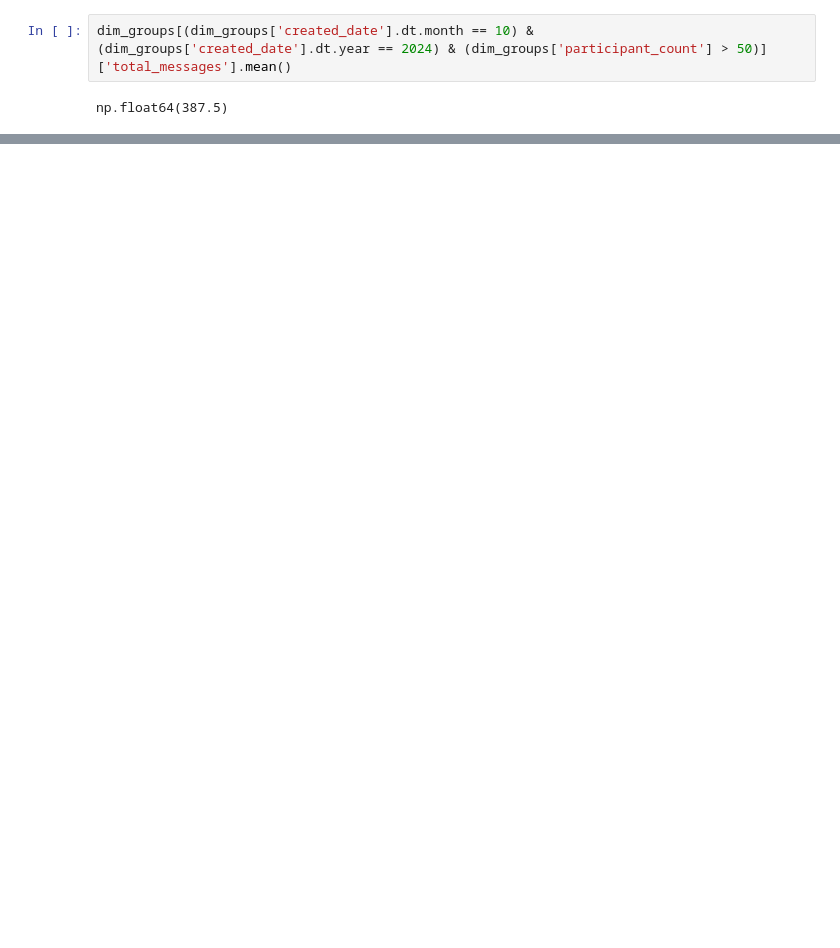
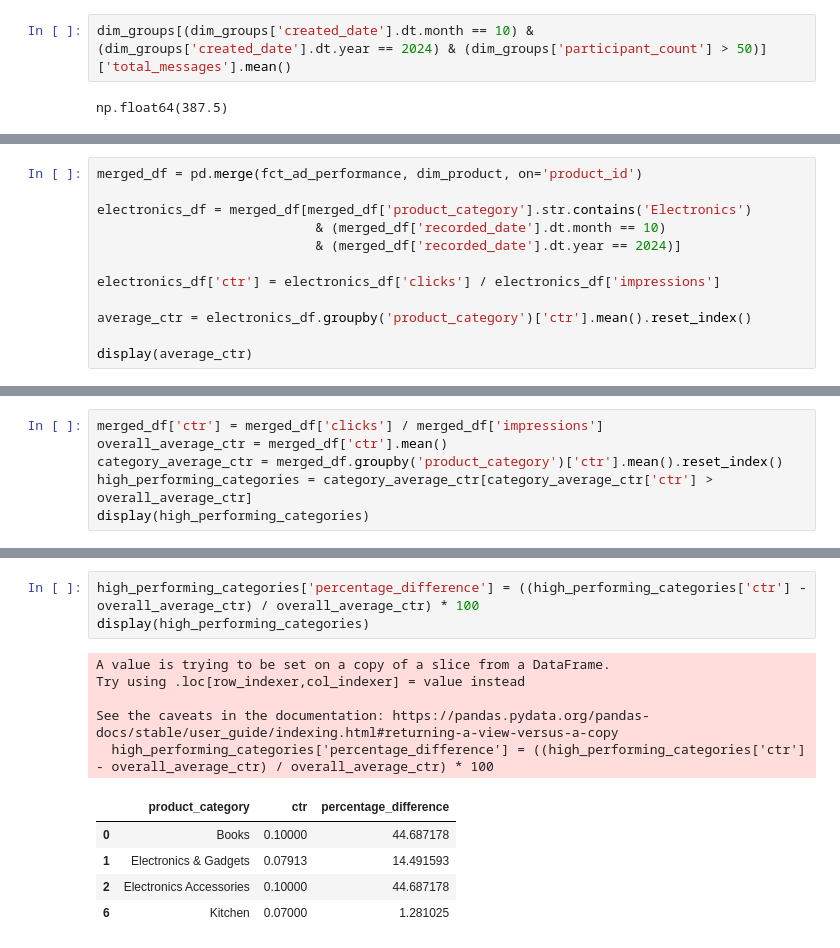
Before and after one commit to Haris-09/Python-Summer-Party-Challenge, a Jupyter notebook: Python_Summer_Party.ipynb, the cells around one changed output, grey strips where cells are left out. Saved outputs shown, nothing was run; the diff lists cells and outputs as text; blank space fills up the shorter version.

```diff
--- a/Python_Summer_Party.ipynb
+++ b/Python_Summer_Party.ipynb
@@ -69,0 +147,12 @@ np.float64(387.5)
+# %%
+merged_df = pd.merge(fct_ad_performance, dim_product, on='product_id')
+
+electronics_df = merged_df[merged_df['product_category'].str.contains('Electronics')
+                            & (merged_df['recorded_date'].dt.month == 10)
+                            & (merged_df['recorded_date'].dt.year == 2024)]
+
+electronics_df['ctr'] = electronics_df['clicks'] / electronics_df['impressions']
+
+average_ctr = electronics_df.groupby('product_category')['ctr'].mean().reset_index()
+
+display(average_ctr)
@@ -69,0 +174,6 @@ np.float64(387.5)
+# %%
+merged_df['ctr'] = merged_df['clicks'] / merged_df['impressions']
+overall_average_ctr = merged_df['ctr'].mean()
+category_average_ctr = merged_df.groupby('product_category')['ctr'].mean().reset_index()
+high_performing_categories = category_average_ctr[category_average_ctr['ctr'] > overall_average_ctr]
+display(high_performing_categories)
@@ -69,0 +190,14 @@ np.float64(387.5)
+# %%
+high_performing_categories['percentage_difference'] = ((high_performing_categories['ctr'] - overall_average_ctr) / overall_average_ctr) * 100
+display(high_performing_categories)
+# %% [output]
+A value is trying to be set on a copy of a slice from a DataFrame.
+Try using .loc[row_indexer,col_indexer] = value instead
+
+See the caveats in the documentation: https://pandas.pydata.org/pandas-docs/stable/user_guide/indexing.html#returning-a-view-versus-a-copy
+  high_performing_categories['percentage_difference'] = ((high_performing_categories['ctr'] - overall_average_ctr) / overall_average_ctr) * 100
+|  | product_category | ctr | percentage_difference |
+| 0 | Books | 0.10000 | 44.687178 |
+| 1 | Electronics & Gadgets | 0.07913 | 14.491593 |
+| 2 | Electronics Accessories | 0.10000 | 44.687178 |
+| 6 | Kitchen | 0.07000 | 1.281025 |
```
Also changed, not shown: parts of 17 cells of this notebook.
